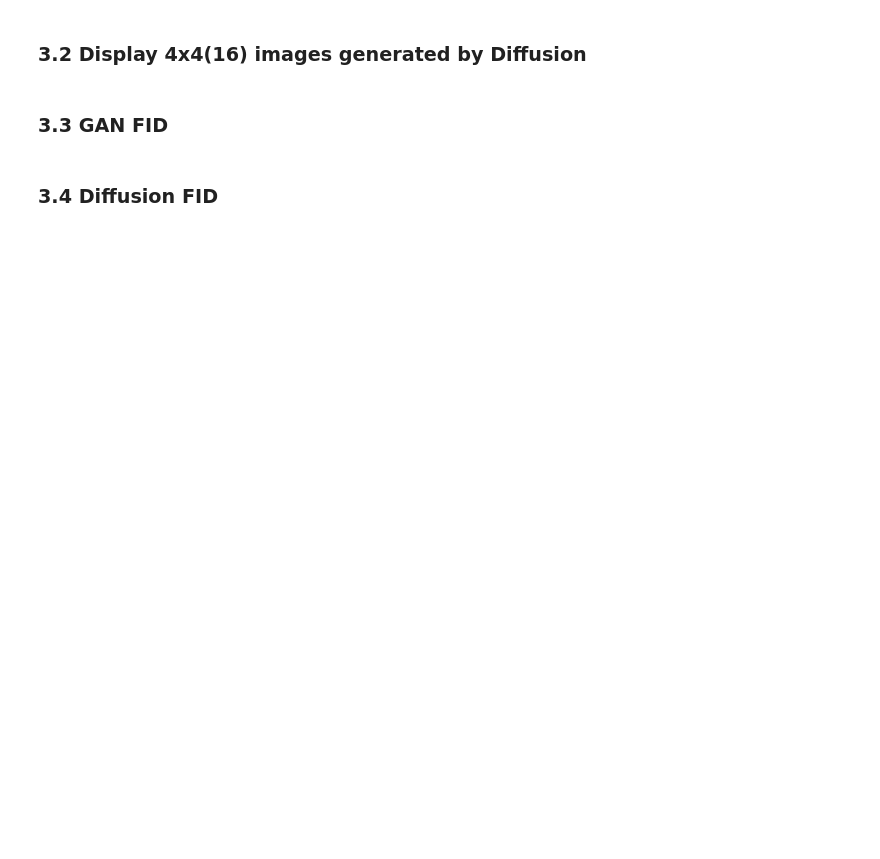
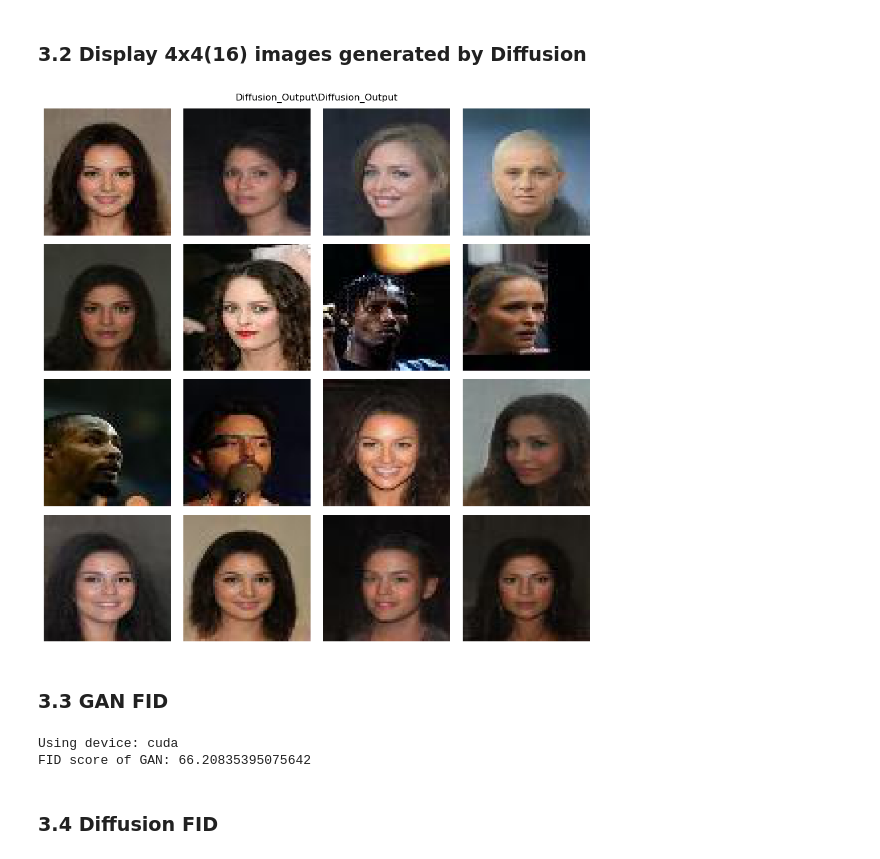
Before and after one commit to jung1230/Deep_Learning, a Jupyter notebook: HW9/HW9_main.ipynb, the cells around one changed output. Saved outputs shown, nothing was run; the diff lists cells and outputs as text; code cells hidden in the pictures; blank space fills up the shorter version.

```diff
--- a/HW9/HW9_main.ipynb
+++ b/HW9/HW9_main.ipynb
@@ -1090,8 +974,10 @@ display_images(img_dir)
 # %% [markdown]
 ### 3.2 Display 4x4(16) images generated by Diffusion
 # %%
-img_dir = "Diffusion_Output"
+img_dir = "Diffusion_Output\Diffusion_Output"
 display_images(img_dir)
+# %% [output]
+[figure, added]
 # %% [markdown]
 ### 3.3 GAN FID
 # %%
@@ -1102,43 +988,38 @@ from pytorch_fid.inception import InceptionV3
 device = 'cuda' if torch.cuda.is_available() else 'cpu'
 
 
-
 def calculate_fid(real_img_dir, fake_img_dir):
     dims = 2048
 
     block_idx = InceptionV3.BLOCK_INDEX_BY_DIM[dims]
     model = InceptionV3([block_idx]).to(device)
 
+    # make images in the directory as numpy arrays
+    fake_img_files = os.listdir(fake_img_dir)
+    real_img_files = os.listdir(real_img_dir)
 
-    # m1, s1 = calculate_activation_statistics(real_paths, model, device=device)
-    # m2, s2 = calculate_activation_statistics(fake_paths, model, device=device)
+    fake_paths = [os.path.join(fake_img_dir, img_file) for img_file in fake_img_files]
+    real_paths = [os.path.join(real_img_dir, img_file) for img_file in real_img_files]
 
-    # The functions calculate_activation_statistics expect directory paths, not lists of individual image files.
-    m1, s1 = calculate_activation_statistics(real_img_dir, model, device=device)
-    m2, s2 = calculate_activation_statistics(fake_img_dir, model, device=device)
+    m1, s1 = calculate_activation_statistics(real_paths, model, device=device)
+    m2, s2 = calculate_activation_statistics(fake_paths, model, device=device)
 
     fid_value = calculate_frechet_distance(m1, s1, m2, s2)
 
     return fid_value
 
 
-# you have to write a script to populate the following path lists
-# real_paths = ['/real/0.jpg', '/real/1.jpg', ...]
-# fake_paths = ['/fake/0.jpg', '/fake/1.jpg', ...]
+fake_img_dir = "Generator_Output"
+real_img_dir = "Supplementary/celeba_dataset_64x64/celeba_dataset_64x64"
 
-fake_img_dir = "Generator_Output"
-real_img_dir = "Supplementary/celeba_dataset_64x64"
 
-# # make images in the directory as numpy arrays
-# fake_img_files = os.listdir(fake_img_dir)
-# real_img_files = os.listdir(real_img_dir)
-
-# fake_paths = [os.path.join(fake_img_dir, img_file) for img_file in fake_img_files]
-# real_paths = [os.path.join(real_img_dir, img_file) for img_file in real_img_files]
 
 # # calculate FID score
 fid_value = calculate_fid(real_img_dir, fake_img_dir)
 print(f"FID score of GAN: {fid_value}")
+# %% [output]
+Using device: cuda
+FID score of GAN: 66.20835395075642
 # %% [markdown]
 ### 3.4 Diffusion FID
 # %%
```
Also changed, not shown: parts of 19 cells of this notebook, 7 other files.
